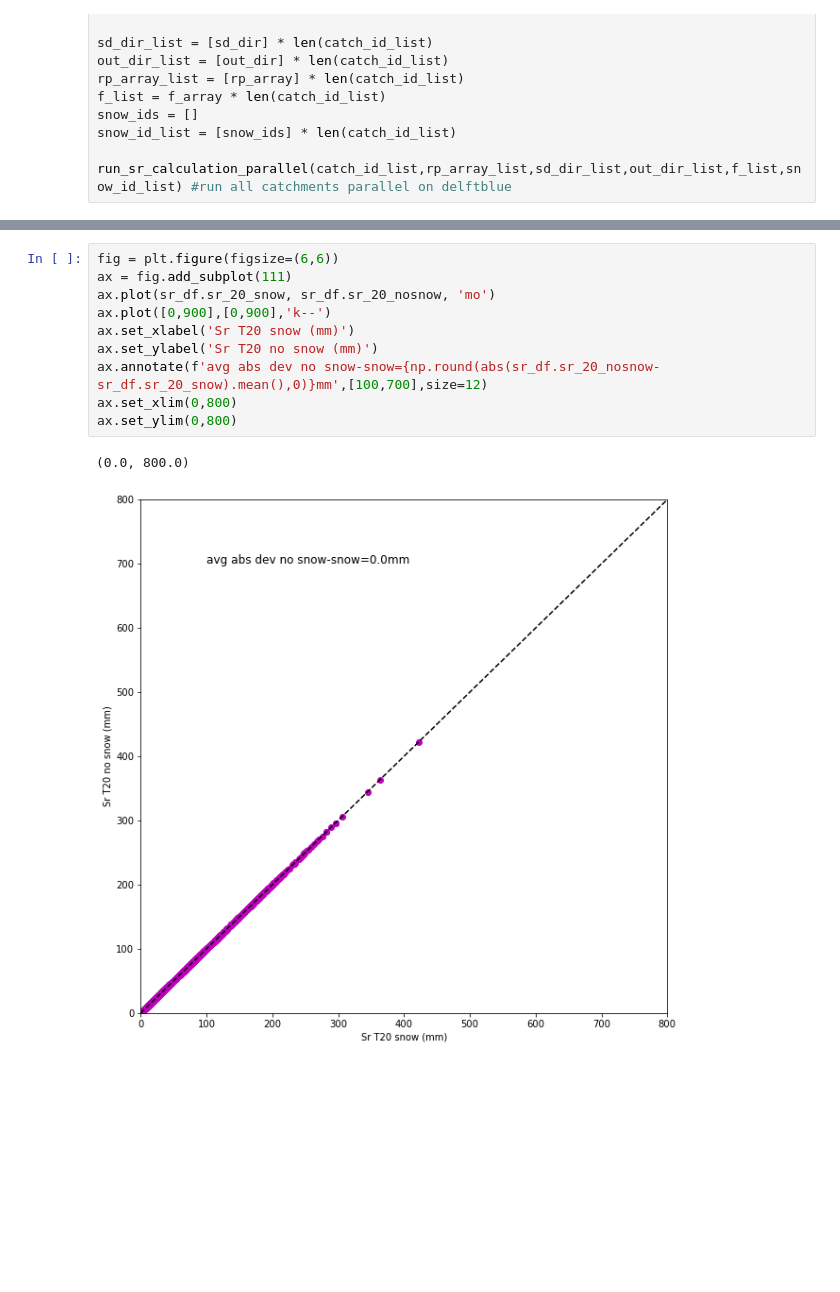
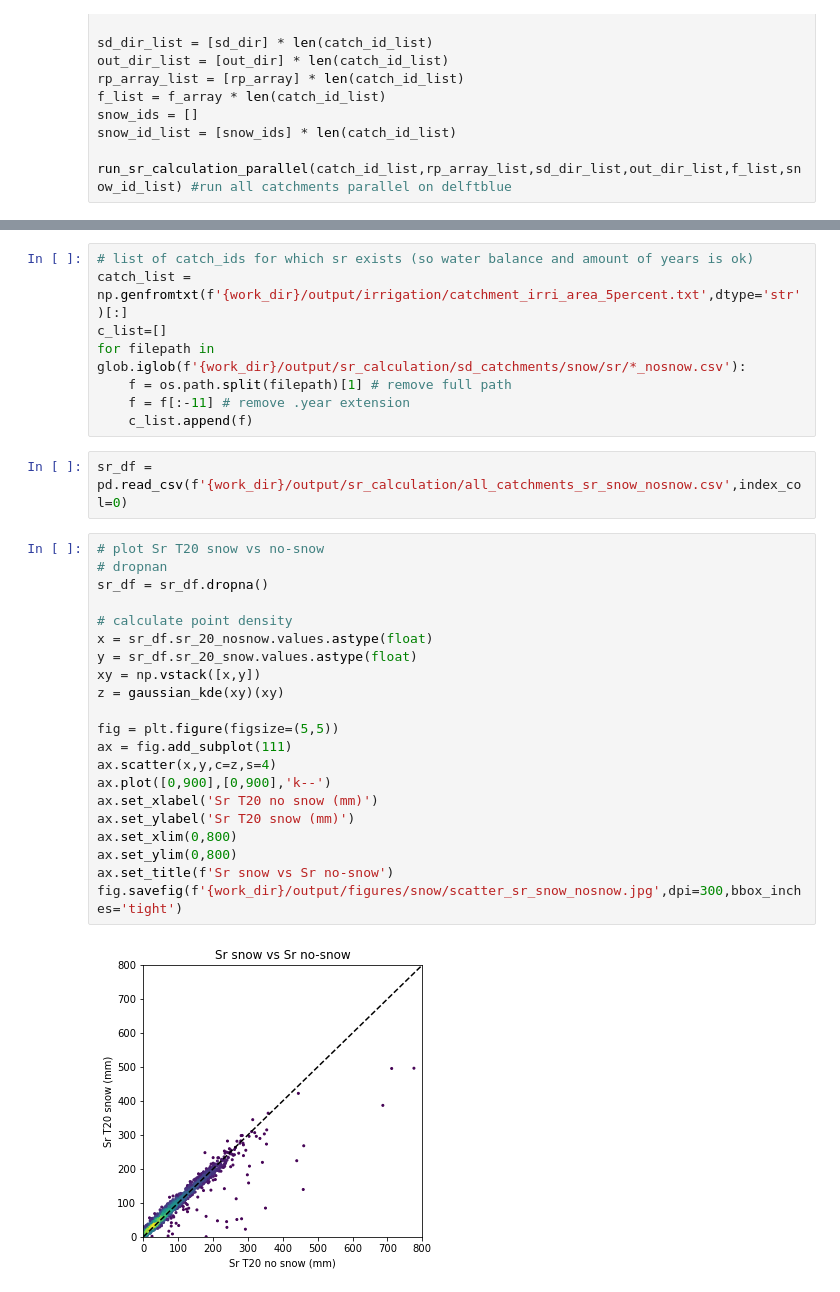
Before and after one commit to fvanoorschot/global_sr_module, a Jupyter notebook: run_script_snow.ipynb, the cells around one changed output, grey strips where cells are left out. Drawn from its saved outputs; the diff is of its cells as text; blank space fills up the shorter version.

```diff
--- a/run_script_snow.ipynb
+++ b/run_script_snow.ipynb
@@ -462,13 +459,33 @@ sr_df
+# %%
+# list of catch_ids for which sr exists (so water balance and amount of years is ok)
+catch_list = np.genfromtxt(f'{work_dir}/output/irrigation/catchment_irri_area_5percent.txt',dtype='str')[:]
+c_list=[]
+for filepath in glob.iglob(f'{work_dir}/output/sr_calculation/sd_catchments/snow/sr/*_nosnow.csv'):
+    f = os.path.split(filepath)[1] # remove full path
+    f = f[:-11] # remove .year extension
+    c_list.append(f)
+# %%
+sr_df = pd.read_csv(f'{work_dir}/output/sr_calculation/all_catchments_sr_snow_nosnow.csv',index_col=0)
 # %%
-fig = plt.figure(figsize=(6,6))
+# plot Sr T20 snow vs no-snow
+# dropnan
+sr_df = sr_df.dropna()
+
+# calculate point density
+x = sr_df.sr_20_nosnow.values.astype(float)
+y = sr_df.sr_20_snow.values.astype(float)
+xy = np.vstack([x,y])
+z = gaussian_kde(xy)(xy)
+
+fig = plt.figure(figsize=(5,5))
 ax = fig.add_subplot(111)
-ax.plot(sr_df.sr_20_snow, sr_df.sr_20_nosnow, 'mo')
+ax.scatter(x,y,c=z,s=4)
 ax.plot([0,900],[0,900],'k--')
-ax.set_xlabel('Sr T20 snow (mm)')
-ax.set_ylabel('Sr T20 no snow (mm)')
-ax.annotate(f'avg abs dev no snow-snow={np.round(abs(sr_df.sr_20_nosnow-sr_df.sr_20_snow).mean(),0)}mm',[100,700],size=12)
+ax.set_xlabel('Sr T20 no snow (mm)')
+ax.set_ylabel('Sr T20 snow (mm)')
 ax.set_xlim(0,800)
 ax.set_ylim(0,800)
+ax.set_title(f'Sr snow vs Sr no-snow')
+fig.savefig(f'{work_dir}/output/figures/snow/scatter_sr_snow_nosnow.jpg',dpi=300,bbox_inches='tight')
 # %% [output]
-(0.0, 800.0)
-[figure, old version]
+[figure, new version]
```
Also changed, not shown: parts of 18 cells of this notebook, 2 other files.
